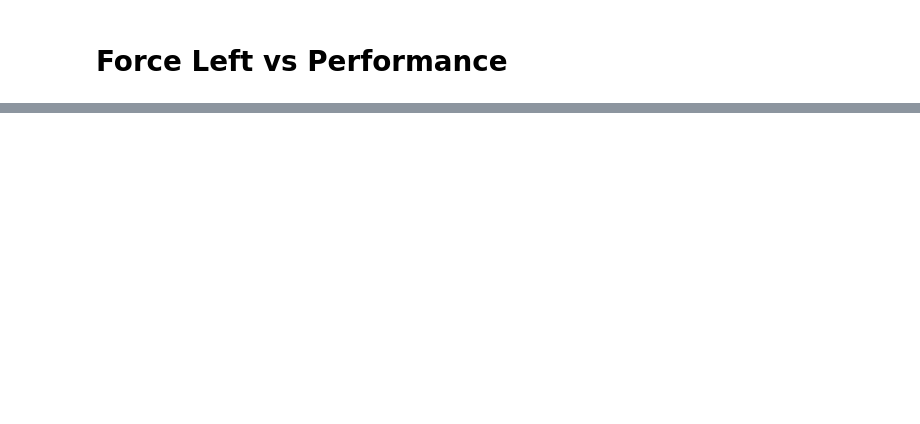
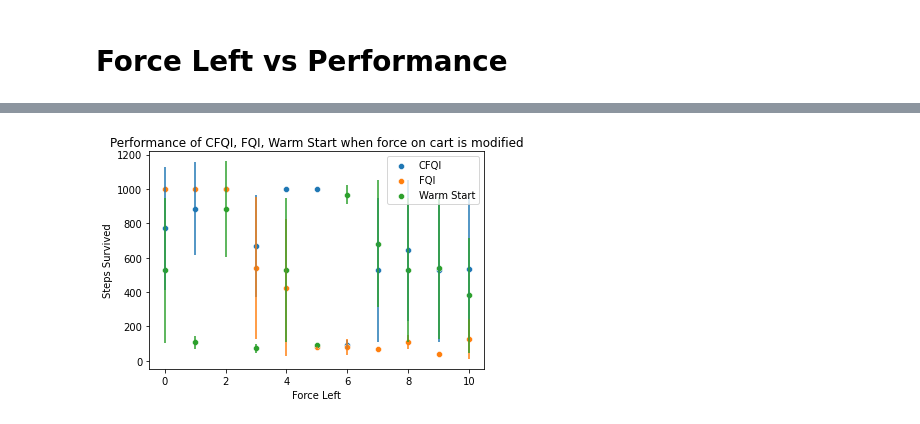
Before and after one commit to ArpiS/nested-policy-rl, a Jupyter notebook: simulated_fqi/neurips_experiments.ipynb, the cells around one changed output, grey strips where cells are left out. Drawn from its saved outputs; the diff is of its cells as text; code cells hidden in the pictures; blank space fills up the shorter version.

```diff
--- a/simulated_fqi/neurips_experiments.ipynb
+++ b/simulated_fqi/neurips_experiments.ipynb
@@ -89,30 +146,4 @@ plt.title("Force left = 0")
 # %%
-import json
-from train_cnfqi import run
-import numpy as np
-import scipy.stats
-import seaborn as sns
-import matplotlib.pyplot as plt
-
-num_iter=10000
-results = {}
-for i in range(11):
-    results[i] = {}
-    results[i]['cfqi'] = {}
-    results[i]['fqi'] = {}
-
-for i in range(num_iter):
-    for f in range(11):
-        printed_bg, printed_fg, performance, nfq_agent = run(verbose=False, is_contrastive=True, evaluations=2, force_left=f)
-        results[f]['cfqi'][i] = performance
-        printed_bg, printed_fg, performance, nfq_agent = run(verbose=False, is_contrastive=False, evaluations=2, force_left=f)
-        results[f]['fqi'][i] = performance
-
-    with open('force_left_v_performance.json', 'w') as f:
-        json.dump(results, f)
-
-
-
 def mean_confidence_interval(data, confidence=0.95):
     a = 1.0 * np.array(data)
     n = len(a)
@@ -120,31 +151,43 @@ def mean_confidence_interval(data, confidence=0.95):
     h = se * scipy.stats.t.ppf((1 + confidence) / 2., n-1)
     return m, h
 
 c_success = []
 f_success = []
+w_success = []
 c_errs = []
 f_errs = []
+w_errs = []
 for i in range(11):
     cfqi_perf = []
     fqi_perf = []
+    ws_perf = []
     for key in results[i]['fqi']:
         fqi_perf.extend(results[i]['fqi'][key])
     for key in results[i]['cfqi']:
         cfqi_perf.extend(results[i]['cfqi'][key])
+    for key in results[i]['warm_start']:
+        ws_perf.extend(results[i]['warm_start'][key])
 
     c_success.append(np.mean(cfqi_perf))
     f_success.append(np.mean(fqi_perf))
+    w_success.append(np.mean(ws_perf))
     m, h = mean_confidence_interval(cfqi_perf)
     c_errs.append(h)
     m, h = mean_confidence_interval(fqi_perf)
     f_errs.append(h)
+    m, h = mean_confidence_interval(ws_perf)
+    w_errs.append(h)
 
 x = [k for k in range(11)]
 sns.scatterplot(x, c_success, label='CFQI')
 plt.errorbar(x, c_success ,yerr=c_errs, linestyle="None")
 sns.scatterplot(x, f_success, label='FQI')
 plt.errorbar(x, f_success ,yerr=f_errs, linestyle="None")
-plt.title("Performance of CFQI and FQI when force on cart is modified")
+sns.scatterplot(x, w_success, label='Warm Start')
+plt.errorbar(x, w_success ,yerr=w_errs, linestyle="None")
+plt.title("Performance of CFQI, FQI, Warm Start when force on cart is modified")
 plt.xlabel("Force Left")
 plt.ylabel("Steps Survived")
 plt.show()
+# %% [output]
+[figure, added]
```
Also changed, not shown: parts of 3 cells of this notebook.
